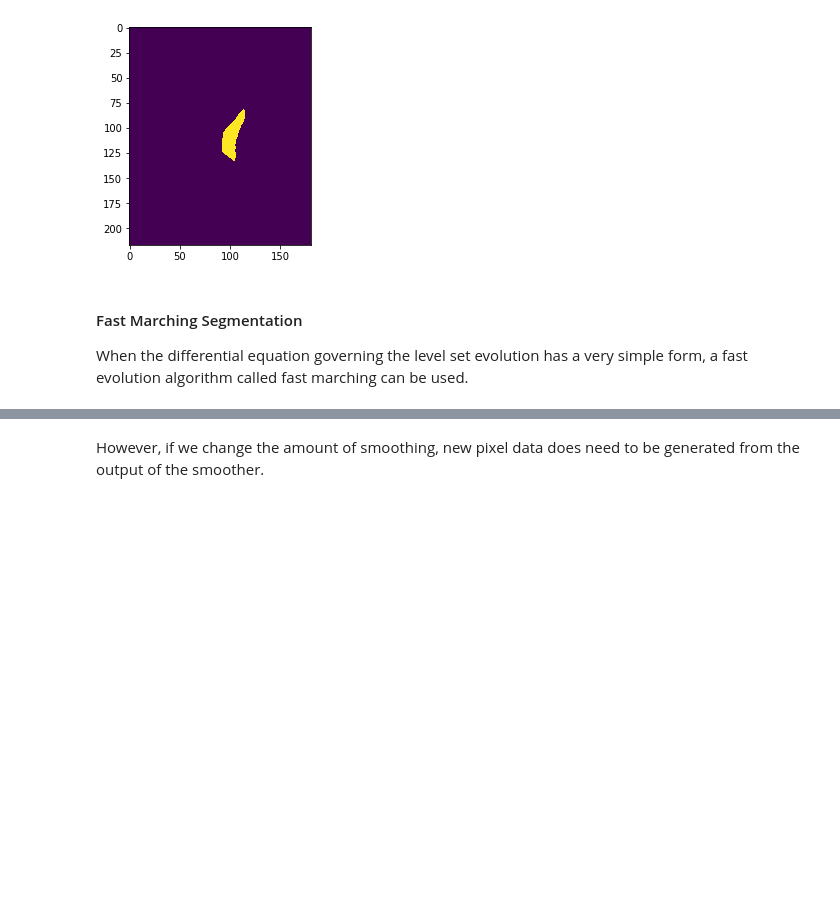
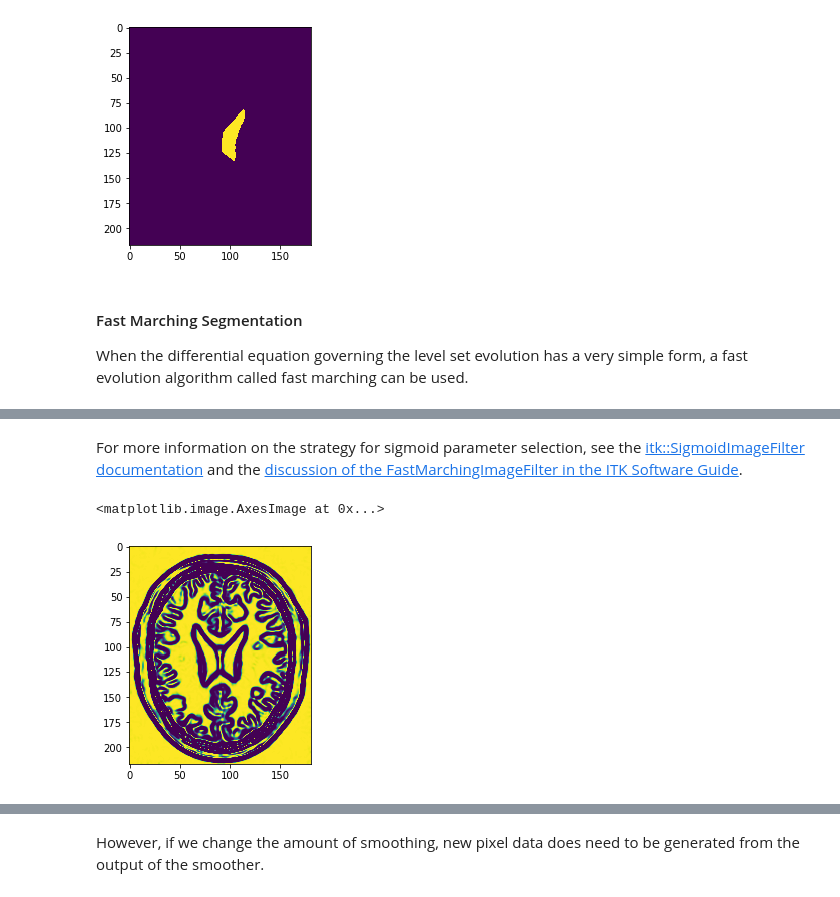
Before and after one commit to InsightSoftwareConsortium/ScientificImageAnalysisVisualizationAndArtificialIntelligenceCourse, a Jupyter notebook: 3_Segmentation.ipynb, the cells around one changed output, grey strips where cells are left out. Cells and saved outputs as stored; diff of their text form; code cells hidden in the pictures; blank space fills up the shorter version.

Commit message:
ENH: Fast marching tutorial

```diff
--- a/3_Segmentation.ipynb
+++ b/3_Segmentation.ipynb
@@ -190,0 +202,6 @@ smoother.Update()
+# %%
+# Note: we do not use `.New()`, which causes the filter to be created, `.Update()` called,
+# and the resulting image is returned
+gradient = itk.GradientMagnitudeRecursiveGaussianImageFilter(smoother, Sigma=1.0)
+# plt.imshow(itk.GetArrayViewFromImage(gradient))
+view(gradient)
@@ -190,0 +210,14 @@ smoother.Update()
+# %% [markdown]
+For more information on the strategy for sigmoid parameter selection, see the [itk::SigmoidImageFilter documentation](https://itk.org/Doxygen/html/classitk_1_1SigmoidImageFilter.html) and the [discussion of the FastMarchingImageFilter in the ITK Software Guide](https://itk.org/ITKSoftwareGuide/html/Book2/ITKSoftwareGuide-Book2ch4.html#x37-1890004.3).
+# %%
+basin_minimum = 2.25
+border_minimum = 3.75
+
+alpha = - (border_minimum - basin_minimum) / 3.0
+beta = (border_minimum + basin_minimum) / 2.0
+
+sigmoid = itk.SigmoidImageFilter(gradient, OutputMinimum=0.0, OutputMaximum=1.0, Alpha=alpha, Beta=beta)
+plt.imshow(itk.GetArrayViewFromImage(sigmoid))
+# %% [output]
+<matplotlib.image.AxesImage at 0x...>
+[figure, added]
```
Also changed, not shown: parts of 20 cells of this notebook.
